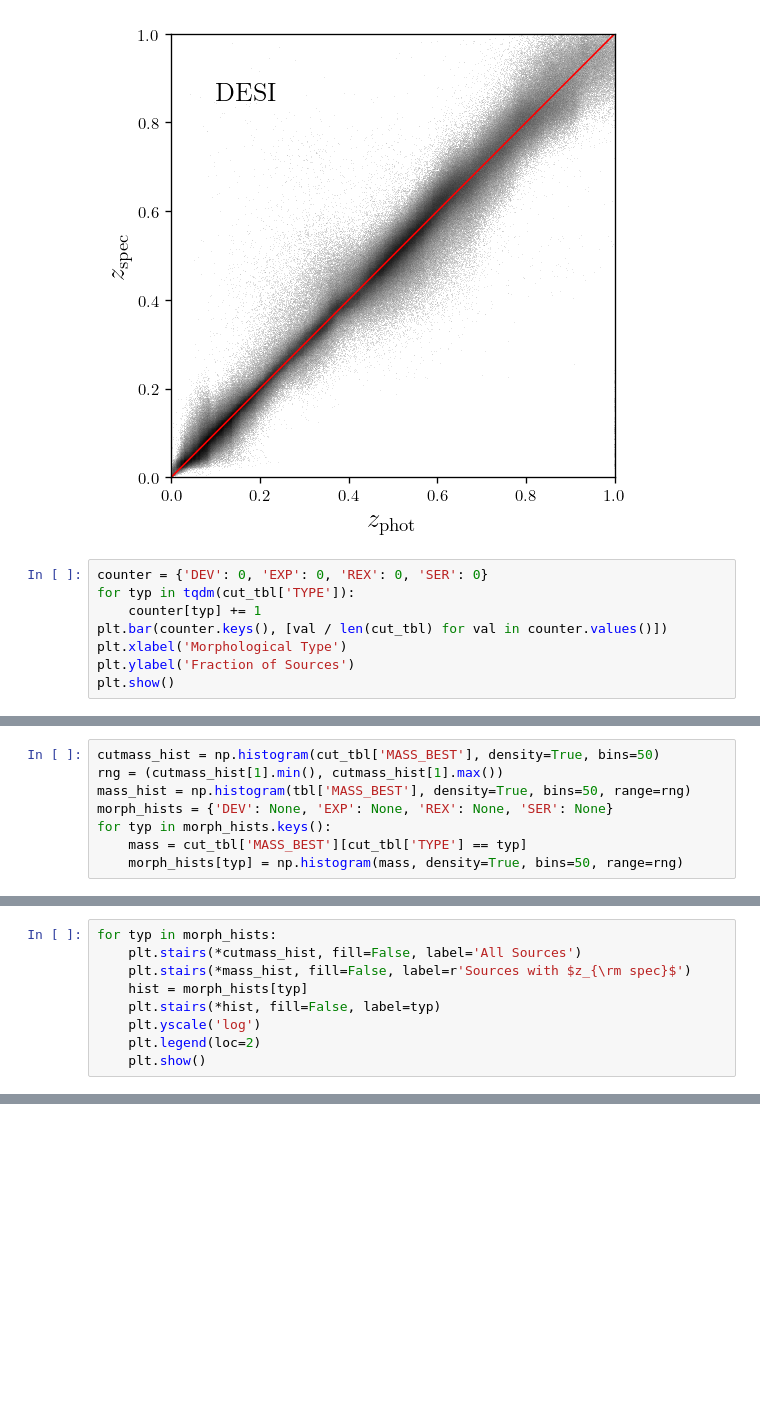
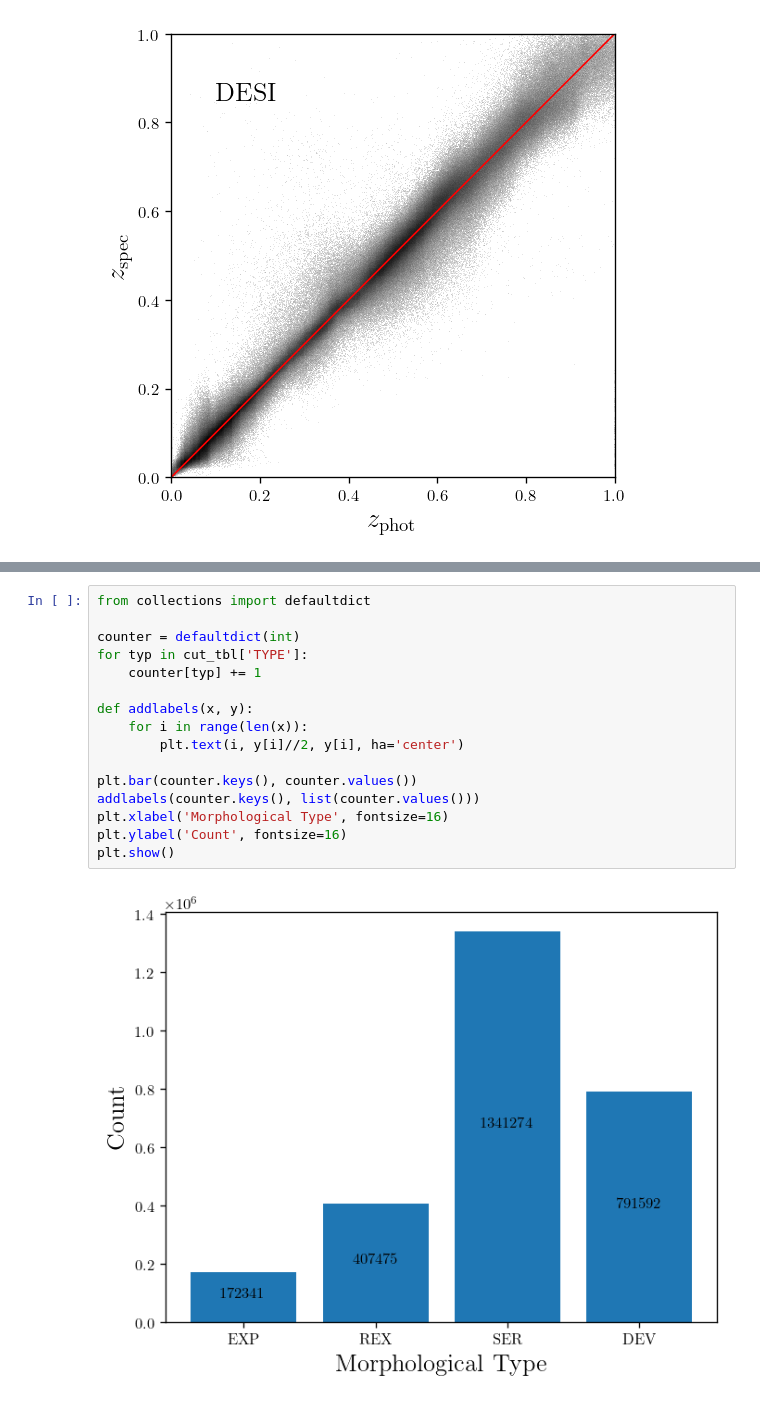
Before and after one commit to saahitmog/GW_Source_Map, a Jupyter notebook: DESI_diagnotic_plots.ipynb, the cells around one changed output, grey strips where cells are left out. Drawn from its saved outputs; the diff is of its cells as text; blank space fills up the shorter version.

Commit message:
type breakdown

```diff
--- a/DESI_diagnotic_plots.ipynb
+++ b/DESI_diagnotic_plots.ipynb
@@ -28,11 +40,3 @@ plt.ylabel(r'$z_{\rm phot}$', fontsize=16)
 plt.show()
 # %% [output]
 [figure]
-# %%
-counter = {'DEV': 0, 'EXP': 0, 'REX': 0, 'SER': 0}
-for typ in tqdm(cut_tbl['TYPE']):
-    counter[typ] += 1
-plt.bar(counter.keys(), [val / len(cut_tbl) for val in counter.values()])
-plt.xlabel('Morphological Type')
-plt.ylabel('Fraction of Sources')
-plt.show()
@@ -69,8 +42,0 @@ plt.show()
-# %%
-cutmass_hist = np.histogram(cut_tbl['MASS_BEST'], density=True, bins=50)
-rng = (cutmass_hist[1].min(), cutmass_hist[1].max())
-mass_hist = np.histogram(tbl['MASS_BEST'], density=True, bins=50, range=rng)
-morph_hists = {'DEV': None, 'EXP': None, 'REX': None, 'SER': None}
-for typ in morph_hists.keys():
-    mass = cut_tbl['MASS_BEST'][cut_tbl['TYPE'] == typ]
-    morph_hists[typ] = np.histogram(mass, density=True, bins=50, range=rng)
@@ -85,9 +42,0 @@ plt.show()
-# %%
-for typ in morph_hists:
-    plt.stairs(*cutmass_hist, fill=False, label='All Sources')
-    plt.stairs(*mass_hist, fill=False, label=r'Sources with $z_{\rm spec}$')
-    hist = morph_hists[typ]
-    plt.stairs(*hist, fill=False, label=typ)
-    plt.yscale('log')
-    plt.legend(loc=2)
-    plt.show()
@@ -98,0 +43,18 @@ for typ in morph_hists:
+# %%
+from collections import defaultdict
+
+counter = defaultdict(int)
+for typ in cut_tbl['TYPE']:
+    counter[typ] += 1
+
+def addlabels(x, y):
+    for i in range(len(x)):
+        plt.text(i, y[i]//2, y[i], ha='center')
+
+plt.bar(counter.keys(), counter.values())
+addlabels(counter.keys(), list(counter.values()))
+plt.xlabel('Morphological Type', fontsize=16)
+plt.ylabel('Count', fontsize=16)
+plt.show()
+# %% [output]
+[figure, added]
```
Also changed, not shown: parts of 6 cells of this notebook.
